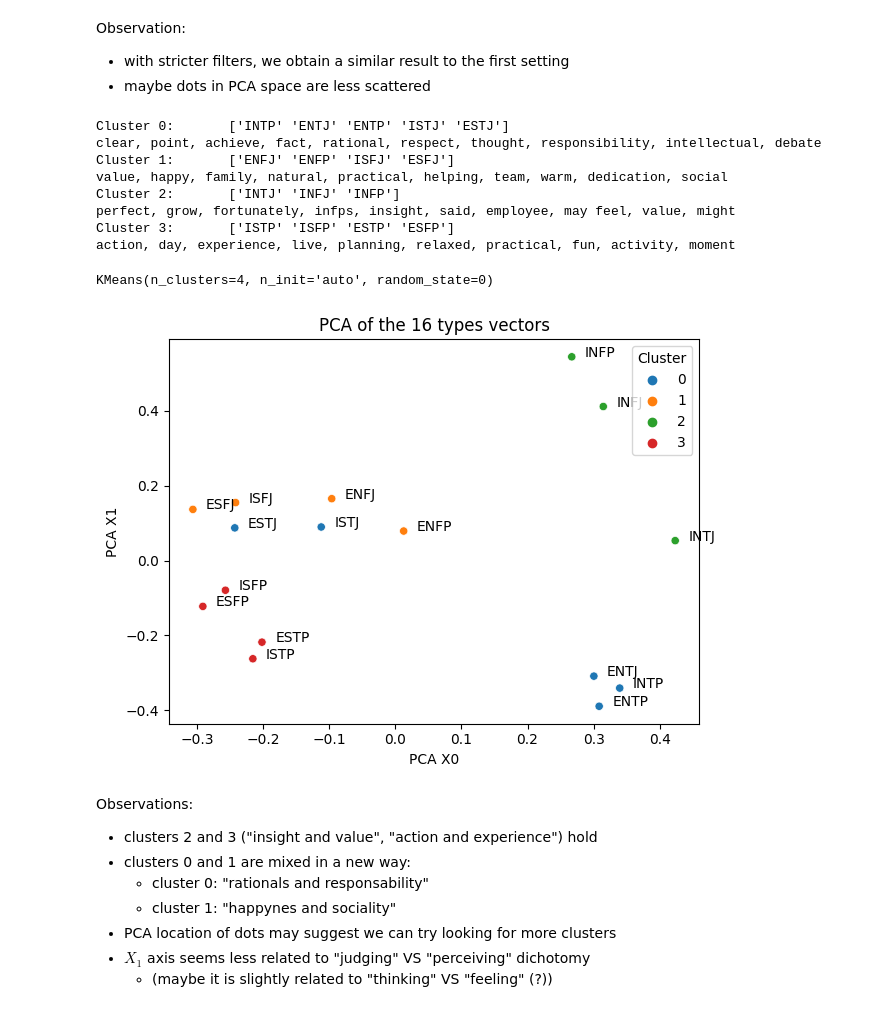
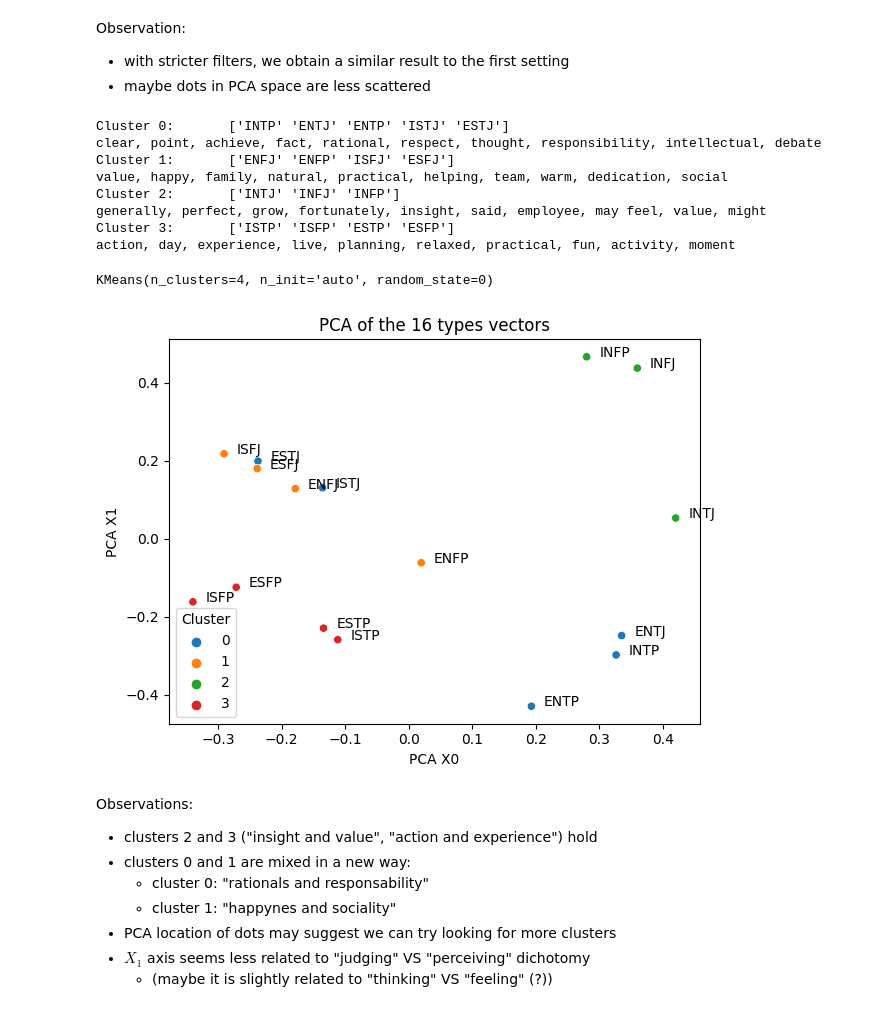
Before and after one commit to emanuelena49/MBTI-NLP, a Jupyter notebook: mbti_types.ipynb, the cells around one changed output. Saved outputs shown, nothing was run; the diff lists cells and outputs as text; code cells hidden in the pictures.

```diff
--- a/mbti_types.ipynb
+++ b/mbti_types.ipynb
@@ -246,9 +247,10 @@ Average nr. of words in each section corpus:     449.69444444444446
 # generate lemmatizer
 lemmatizer = WordNetLemmatizer()
 
-# extract types letters and nicknames
+# extract types letters, nicknames and their plural forms
 # (we will need them later)
 types_letters_and_nicknames = [w.lower() for w in list(types.Nickname) + list(types.index)]
+types_letters_and_nicknames += [w + 's' for w in types_letters_and_nicknames]
 
 def preprocessing(
         text: str,
@@ -272,7 +274,7 @@ def preprocessing(
         token for token in tokens \
         if token.isalpha() and \
         (token not in nltk.corpus.stopwords.words('english')) and \
-        lemmatizer.lemmatize(token) not in other_stopwords
+        (token not in other_stopwords)
         ]
 
     # lemmatization
@@ -752,11 +758,12 @@ def print_top_n_cluster_keywords(
 def plot_clusters_pca(
     X,
     kmeans: KMeans,
-    types_names: List[str], ) -> None:
+    types_names: List[str],
+    random_state: int = 42) -> None:
     """Plot clusters in a 2D space using PCA"""
 
     # apply PCA
-    pca_vecs = PCA(n_components=2, random_state=42).fit_transform(X.toarray())
+    pca_vecs = PCA(n_components=2, random_state=random_state).fit_transform(X.toarray())
     x0 = pca_vecs[:,0]
     x1 = pca_vecs[:,1]
 
@@ -791,7 +798,8 @@ def kmeans_cluster_and_pca(
     n_keywords: int = 10,
     ngram_range: Tuple[int, int]=(1,1),
     min_df: int=1,
-    max_df: float=1.0) -> KMeans:
+    max_df: float=1.0,
+    random_state: int = 42) -> KMeans:
 
     """
     Apply kmeans clustering algorithm to a series of texts and use
@@ -805,6 +813,7 @@ def kmeans_cluster_and_pca(
         ngram_range: range of ngrams to consider
         min_df: minimum document frequency
         max_df: maximum document frequency
+        random_state: random state for reproducibility
 
     Returns:
         kmeans: fitted kmeans model
@@ -815,7 +824,7 @@ def kmeans_cluster_and_pca(
     X = vectorizer.fit_transform(types_tokens)
 
     # apply kmeans clustering
-    kmeans = KMeans(n_clusters=n_clusters, random_state=0, n_init='auto').fit(X)
+    kmeans = KMeans(n_clusters=n_clusters, random_state=random_state, n_init='auto').fit(X)
 
     # print clusters and their top n_keywords
     print_top_n_cluster_keywords(
@@ -825,7 +834,7 @@ def kmeans_cluster_and_pca(
         n_keywords=n_keywords )
 
     # apply PCA to reduce dimensionality to 2 and plot results
-    plot_clusters_pca(X, kmeans, types_tokens.index)
+    plot_clusters_pca(X, kmeans, types_tokens.index, random_state=random_state)
 
     return kmeans
 # %%
@@ -921,24 +934,25 @@ Observation:
 # %%
 # Clustering Nr. 04: just a slight max frequency filter
 # to avoid very generic words
 kmeans_cluster_and_pca(
     types_ft_tokens,
     n_clusters=4,
     n_keywords=10,
     ngram_range=(1,2),
     max_df=0.9,
+    random_state=0,
     )
 # %% [output]
 Cluster 0:       ['INTP' 'ENTJ' 'ENTP' 'ISTJ' 'ESTJ']
 clear, point, achieve, fact, rational, respect, thought, responsibility, intellectual, debate
 Cluster 1:       ['ENFJ' 'ENFP' 'ISFJ' 'ESFJ']
 value, happy, family, natural, practical, helping, team, warm, dedication, social
 Cluster 2:       ['INTJ' 'INFJ' 'INFP']
-perfect, grow, fortunately, infps, insight, said, employee, may feel, value, might
+generally, perfect, grow, fortunately, insight, said, employee, may feel, value, might
 Cluster 3:       ['ISTP' 'ISFP' 'ESTP' 'ESFP']
 action, day, experience, live, planning, relaxed, practical, fun, activity, moment
 KMeans(n_clusters=4, n_init='auto', random_state=0)
-[figure, old version]
+[figure, new version]
 # %% [markdown]
 Observations:
 
```
Also changed, not shown: parts of 20 cells of this notebook.
